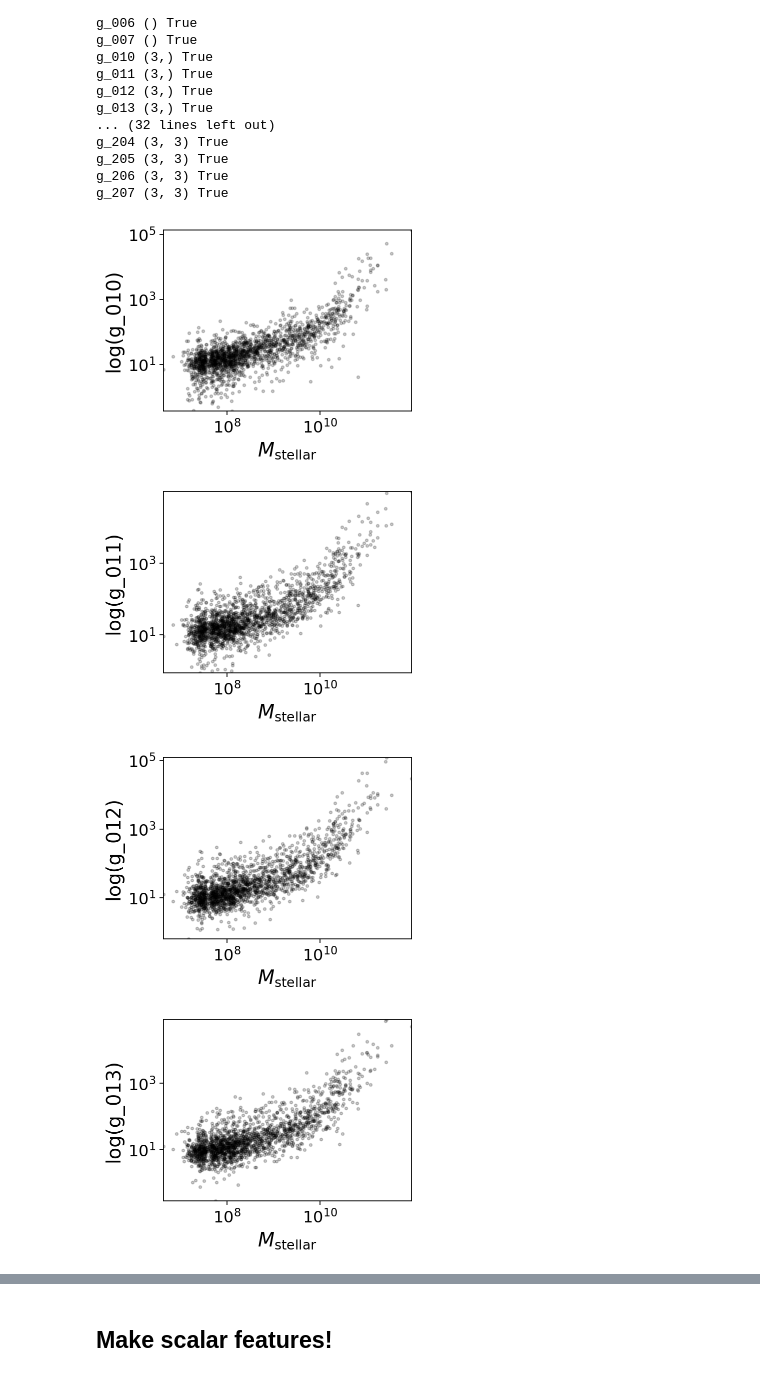
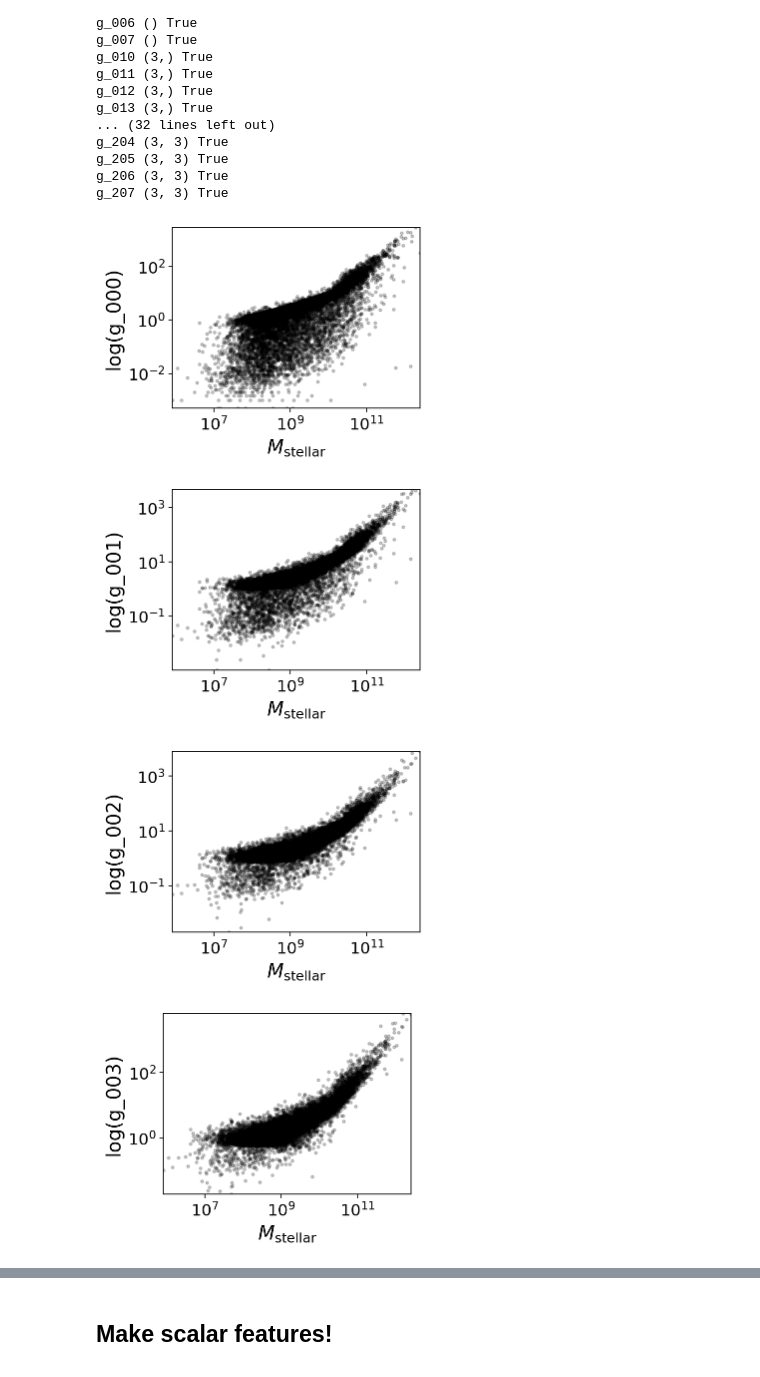
Before and after one commit to kstoreyf/equivariant-cosmology, a Jupyter notebook: notebooks/2022-03-14_visualize_features.ipynb, the cells around one changed output, grey strips where cells are left out. Saved outputs shown, nothing was run; the diff lists cells and outputs as text; code cells hidden in the pictures.

```diff
--- a/notebooks/2022-03-14_visualize_features.ipynb
+++ b/notebooks/2022-03-14_visualize_features.ipynb
@@ -32,10 +32,10 @@ import scalars
 # sim / halo info
 base_dir = '/scratch/ksf293/equivariant-cosmology/data'
 snap_num_str = '099' # z = 0
-# sim_name = 'TNG100-1'
-# sim_name_dark = 'TNG100-1-Dark'
-sim_name = 'TNG50-4'
-sim_name_dark = 'TNG50-4-Dark'
+sim_name = 'TNG100-1'
+sim_name_dark = 'TNG100-1-Dark'
+# sim_name = 'TNG50-4'
+# sim_name_dark = 'TNG50-4-Dark'
 halo_dir = f'../data/halos/halos_{sim_name}'
 halo_tag = '_nstarpartmin1'
 fn_dark_halo_arr = f'{halo_dir}/halos_{sim_name}{halo_tag}.npy'
@@ -139,12 +139,12 @@ g_205 (3, 3) True
 g_206 (3, 3) True
 g_207 (3, 3) True
 # %%
-i_feats = np.arange(8)+8
+i_feats = np.arange(8)
 for i_feat in i_feats:
-    plot_feature_vs_mass(m_stellar*mass_multiplier, geo_featurizer, i_feat=i_feat,
+    plot_geometric_feature_vs_mass(m_stellar*mass_multiplier, geo_featurizer, i_feat=i_feat,
                          x_label=r'$M_\mathrm{stellar}$')
 # %% [output]
-[figure, old version]
+[figure, new version]
-[figure, old version]
+[figure, new version]
-[figure, old version]
+[figure, new version]
-[figure, old version]
+[figure, new version]
```
Also changed, not shown: parts of 7 cells of this notebook.
